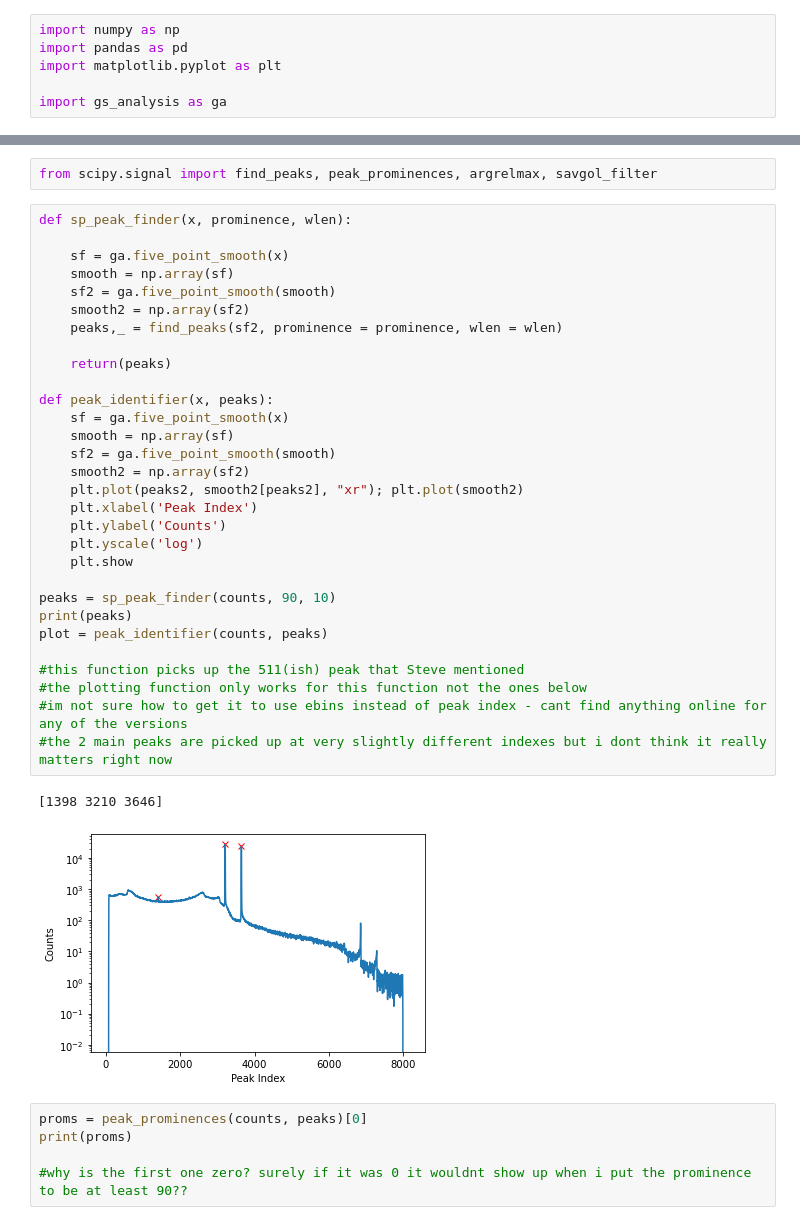
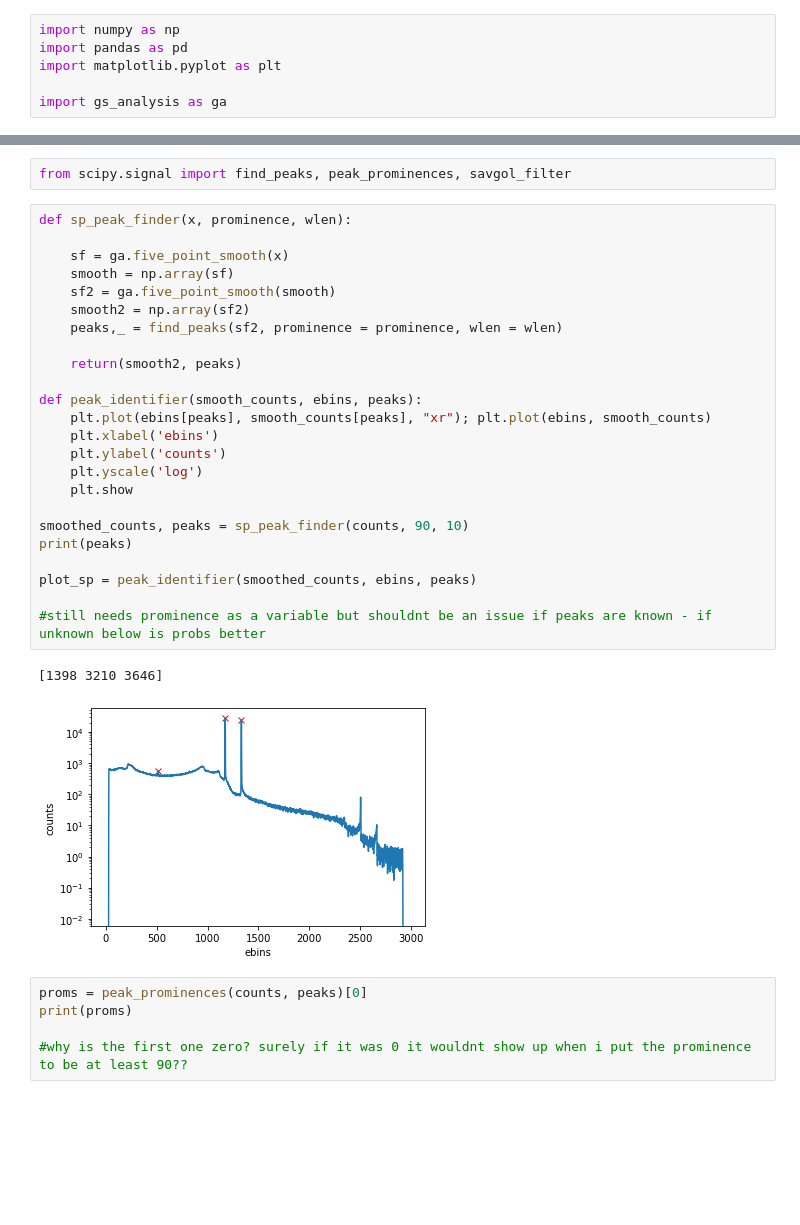
Before and after one commit to py1sl/gamma_spec_analysis, a Jupyter notebook: peak_find_testing.ipynb, the cells around one changed output, grey strips where cells are left out. Saved outputs shown, nothing was run; the diff lists cells and outputs as text; blank space fills up the shorter version.

```diff
--- a/peak_find_testing.ipynb
+++ b/peak_find_testing.ipynb
@@ -30,40 +27,34 @@ okay so can get raw, smoothed and peaks, baseline?
 
 - look at scipy.signal savgol_filter too - looks where 2nd deriv is large, then finds width and then midpooint (https://stackoverflow.com/questions/47519626/using-numpy-scipy-to-identify-slope-changes-in-digital-signals)
 # %%
-from scipy.signal import find_peaks, peak_prominences, argrelmax, savgol_filter
+from scipy.signal import find_peaks, peak_prominences, savgol_filter
 # %%
 def sp_peak_finder(x, prominence, wlen):
 
     sf = ga.five_point_smooth(x)
     smooth = np.array(sf)
     sf2 = ga.five_point_smooth(smooth)
     smooth2 = np.array(sf2)
     peaks,_ = find_peaks(sf2, prominence = prominence, wlen = wlen)
 
-    return(peaks)
+    return(smooth2, peaks)
 
-def peak_identifier(x, peaks):
-    sf = ga.five_point_smooth(x)
-    smooth = np.array(sf)
-    sf2 = ga.five_point_smooth(smooth)
-    smooth2 = np.array(sf2)
-    plt.plot(peaks2, smooth2[peaks2], "xr"); plt.plot(smooth2)
-    plt.xlabel('Peak Index')
-    plt.ylabel('Counts')
+def peak_identifier(smooth_counts, ebins, peaks):
+    plt.plot(ebins[peaks], smooth_counts[peaks], "xr"); plt.plot(ebins, smooth_counts)
+    plt.xlabel('ebins')
+    plt.ylabel('counts')
     plt.yscale('log')
     plt.show
 
-peaks = sp_peak_finder(counts, 90, 10)
+smoothed_counts, peaks = sp_peak_finder(counts, 90, 10)
 print(peaks)
-plot = peak_identifier(counts, peaks)
 
-#this function picks up the 511(ish) peak that Steve mentioned
-#the plotting function only works for this function not the ones below
-#im not sure how to get it to use ebins instead of peak index - cant find anything online for any of the versions
-#the 2 main peaks are picked up at very slightly different indexes but i dont think it really matters right now
+plot_sp = peak_identifier(smoothed_counts, ebins, peaks)
+
+#still needs prominence as a variable but shouldnt be an issue if peaks are known - if unknown below is probs better
 # %% [output]
 [1398 3210 3646]
-[figure, old version]
+[figure, new version]
 # %%
 proms = peak_prominences(counts, peaks)[0]
 print(proms)
```
Also changed, not shown: parts of 4 cells of this notebook.
